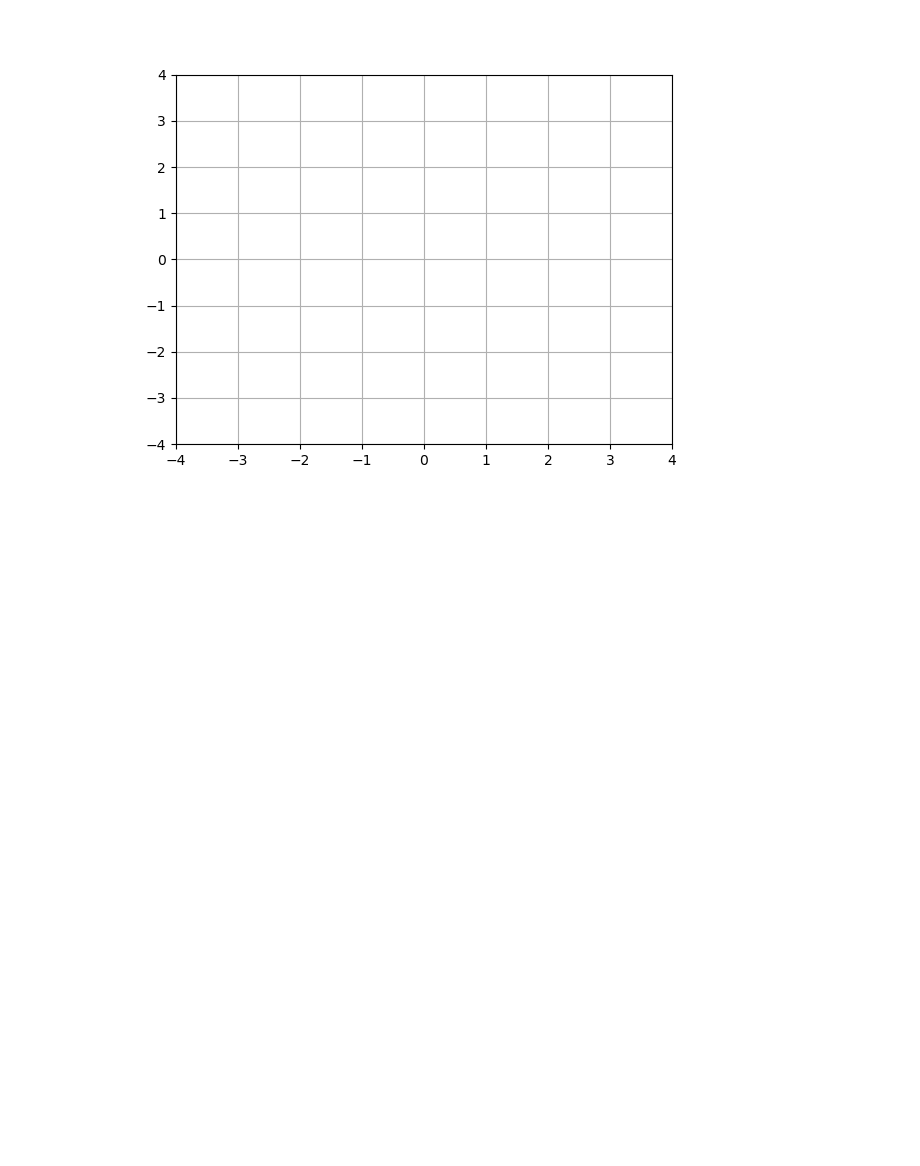
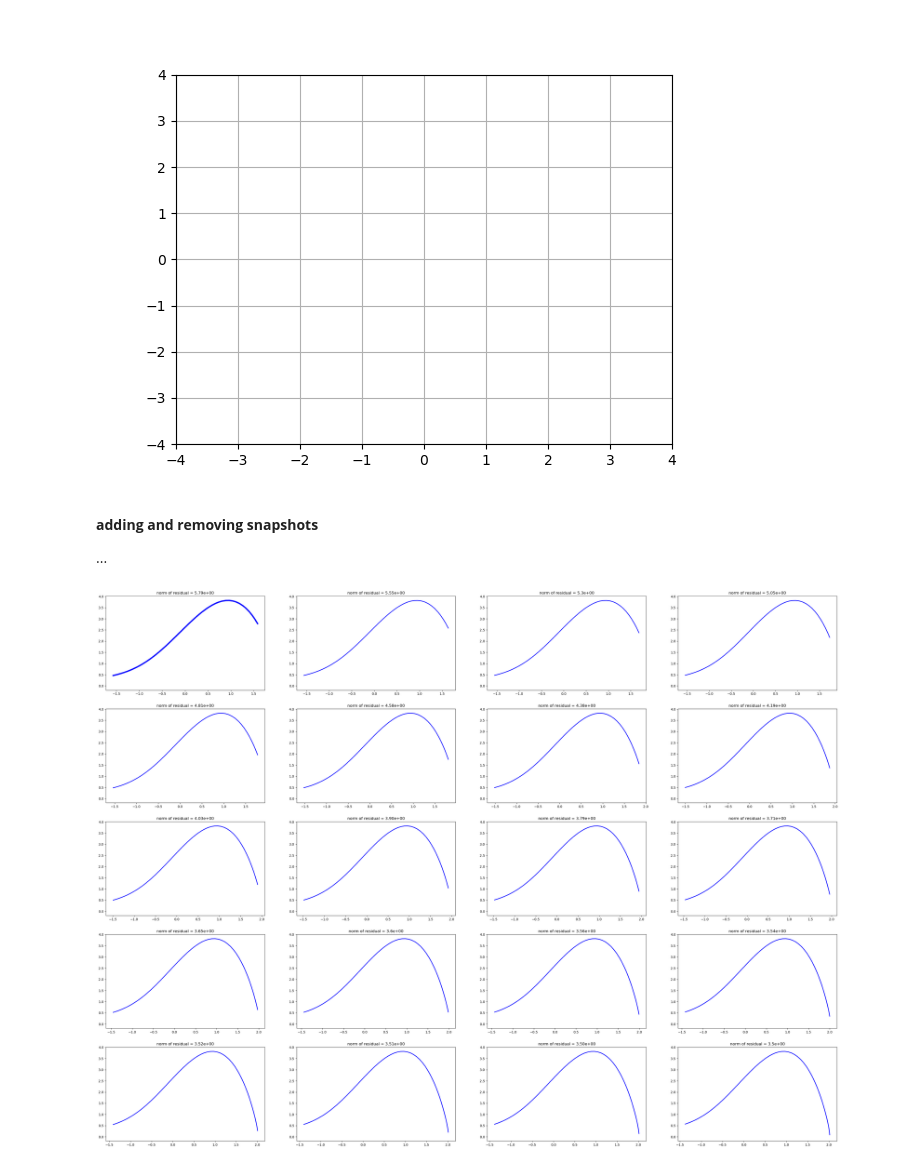
Before and after one commit to ela-d/DMD, a Jupyter notebook: vdp_example.ipynb, the cells around one changed output. Cells and saved outputs as stored; diff of their text form; code cells hidden in the pictures; blank space fills up the shorter version.

Commit message:
vdp adding and removing beginning...

```diff
--- a/vdp_example.ipynb
+++ b/vdp_example.ipynb
@@ -221,3 +225,8 @@ ani = animation.FuncAnimation(fig=fig, func=update, frames=zav-poc+rec, interval
 plt.show()
 # %% [output]
 [figure]
+# %% [markdown]
+**adding and removing snapshots**
+
+
+...
@@ -223,0 +235,42 @@ plt.show()
+# %%
+#dodajem 1
+koliko_predvidam=3
+
+poc=500; zav=600
+
+koliko_x=5; koliko_y=4
+fig, axs = plt.subplots(koliko_x, koliko_y, figsize=(40,30), squeeze=True)
+
+Z, L, r, Q, R = GEDMDQ(vdp[:,poc:zav])
+
+threshold=1e-14
+indices = np.where(r < threshold)[0]
+times=[i for i in range(zav-poc+koliko_predvidam)]
+predicted=DMD_reconstruction(vdp[:,poc:(zav-1)], Z, indices, L, times)
+
+axs[0,0].plot(vdp[-2, poc:zav+koliko_predvidam], vdp[-1,poc:zav+koliko_predvidam], color="blue", lw=4) ###koji predvidam? zadnji par ili prvi par??
+axs[0,0].plot(predicted[-2,:], predicted[-1,:], color="red", lw=2)
+res=np.linalg.norm(predicted[-2:,-3:]-vdp[-2:,zav:zav+koliko_predvidam])
+axs[0,0].set_title("norm of residual = {}".format(np.format_float_scientific(res, precision=2)))
+
+
+br=0
+for i in range(koliko_x):
+    for j in range(koliko_y):
+        if(i==0 and j==0):
+            continue
+        poc=poc+1; zav=zav+1
+        _,_,_,Q,R,_ = DMD_discarding_snap(1, Q, R)
+        Z, L, r, Q, R = DMD_added_snap(vdp[:,(zav-1):zav], Q, R)
+
+
+        indices=np.where(r < threshold)[0]
+
+        predicted = DMD_reconstruction(vdp[:,poc:(zav-1)], Z, indices, L, times)
+
+        axs[i,j].plot(vdp[-2, poc:zav+koliko_predvidam], vdp[-1,poc:zav+koliko_predvidam], color="blue", lw=2)
+        axs[i,j].plot(predicted[-2,:], predicted[-1,:], color="red", lw=4)
+        res=np.linalg.norm(predicted[-2:,-3:]-vdp[-2:,zav:zav+koliko_predvidam])
+        axs[i,j].set_title("norm of residual = {}".format(np.format_float_scientific(res, precision=2)))
+# %% [output]
+[figure, added]
```
Also changed, not shown: parts of 17 cells of this notebook.
